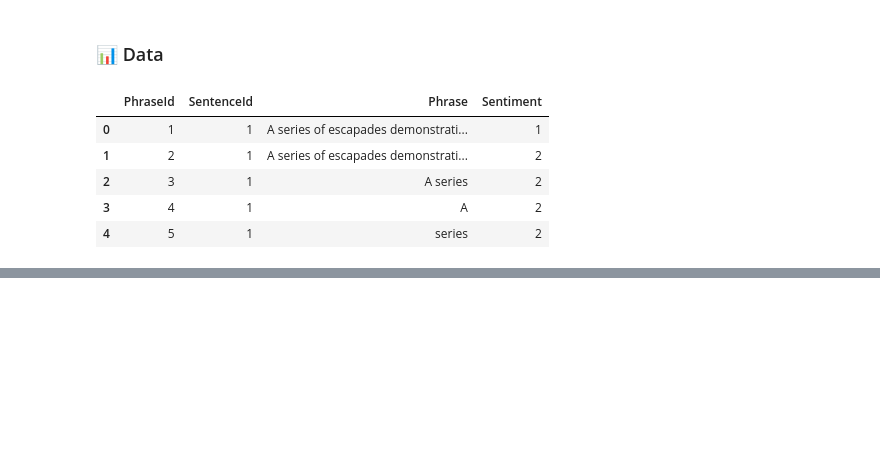
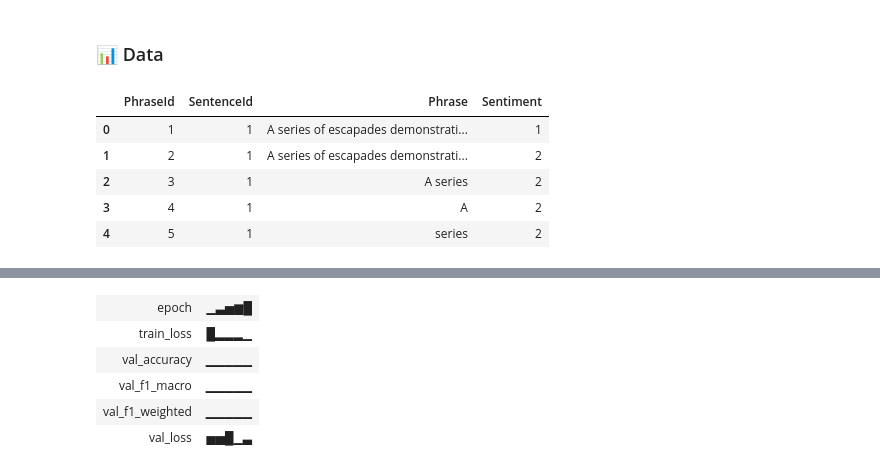
Before and after one commit to trungdung1711/sentiment-analysis-on-movie-reviews, a Jupyter notebook: notebooks/deeplearning/loop.ipynb, the cells around one changed output, grey strips where cells are left out. Saved outputs shown, nothing was run; the diff lists cells and outputs as text; code cells hidden in the pictures; blank space fills up the shorter version.

```diff
--- a/notebooks/deeplearning/loop.ipynb
+++ b/notebooks/deeplearning/loop.ipynb
@@ -103 +118,4 @@ def preprocess(text):
+# %%
+X = clean_df["Phrase"]
+y = clean_df["Sentiment"]
 # %%
@@ -137,3 +160,4 @@ print(vocab)
 # %%
-def encode(text, vocab):
+def encode(text : str, vocab):
+    # if word is unknown then <UNK>
     return [vocab.get(word, vocab["<UNK>"]) for word in text.split()]
@@ -232,10 +326 @@ class LSTMModel(nn.Module):
         return out
-# %%
-vocab_size = len(vocab)
-
-model = LSTMModel(
-    vocab_size=vocab_size,
-    embed_dim=128,
-    hidden_dim=128,
-    num_classes=5
-)
@@ -244,3 +326,0 @@ model = model.to(device)
-# %%
-criterion = nn.CrossEntropyLoss()
-optimizer = torch.optim.Adam(model.parameters(), lr=1e-3)
@@ -549,0 +536,63 @@ Syncing run lstm_v2 to Weights & Biases (docs)
+# %%
+config = {
+    "task": "sentiment_classification",
+    "num_classes": 5,
+    "model": "LSTM",
+    "vocab_size" : len(vocab),
+    "embedding_dim": 128,
+    "hidden_dim": 128,
+    "batch_size": 64,
+    "epochs": 5,
+    "learning_rate": 1e-3,
+    "dataset": "Rotten Tomatoes",
+    "max_seq_len" : 30,
+}
+
+wandb.init(
+    entity="trungdunglebui17112004-ho-chi-minh-city-university-of-te",
+    project="sentiment-analysis-on-movie-reviews",
+    group="DL_LSTM",
+    name="lstm_v1.0.0",
+    config=config,
+)
+
+# train/val dataset
+train_dataset = TextDataset(X_train_pad, y_train)
+val_dataset = TextDataset(X_val_pad, y_val)
+
+# Load the tensor from the dataset X_train, y_train
+# (batch_size, seq_size)
+train_loader = DataLoader(train_dataset, batch_size=64, shuffle=True)
+val_loader = DataLoader(val_dataset, batch_size=64)
+
+# Create the model
+model = M1(
+    vocab_size=config["vocab_size"],
+    embed_dim=config["embedding_dim"],
+    hidden_dim=config["hidden_dim"],
+    num_classes=config["num_classes"],
+)
+
+# Move model to device
+model = model.to(device)
+
+# Loss function
+criterion = nn.CrossEntropyLoss()
+
+# Optimizer
+optimizer = torch.optim.Adam(
+        model.parameters(),
+        lr=config["learning_rate"]
+    )
+
+
+
+train_model(
+    model,
+    train_loader,
+    val_loader,
+    optimizer,
+    criterion,
+    epochs=config["epochs"]
+)
+# %% [output]
@@ -549,0 +602,6 @@ Syncing run lstm_v2 to Weights & Biases (docs)
+| epoch | ▁▃▅▆█ |
+| train_loss | █▂▂▂▁ |
+| val_accuracy | ▁▁▁▁▁ |
+| val_f1_macro | ▁▁▁▁▁ |
+| val_f1_weighted | ▁▁▁▁▁ |
+| val_loss | ▅▅█▁▃ |
```
Also changed, not shown: parts of 63 cells of this notebook, 3 other files.
